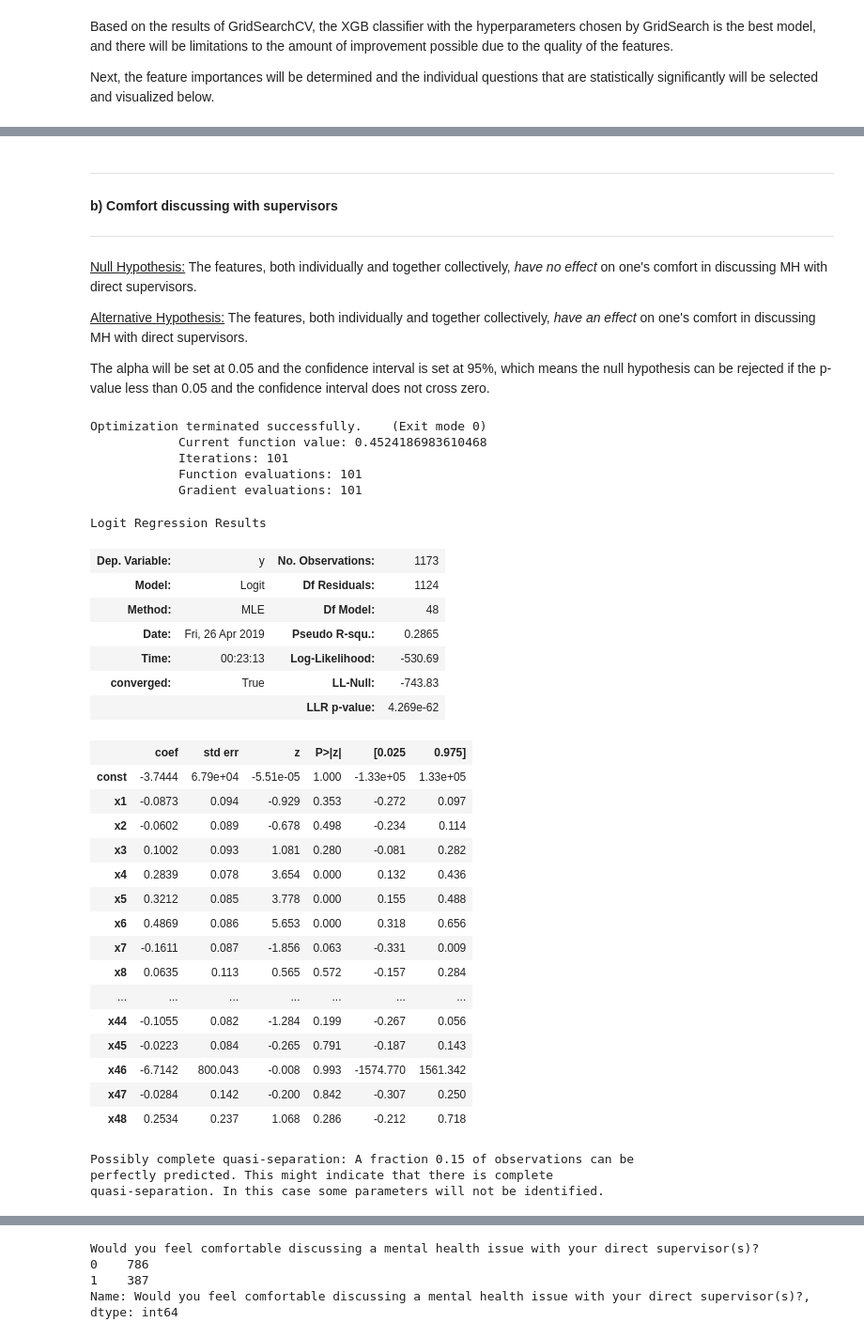
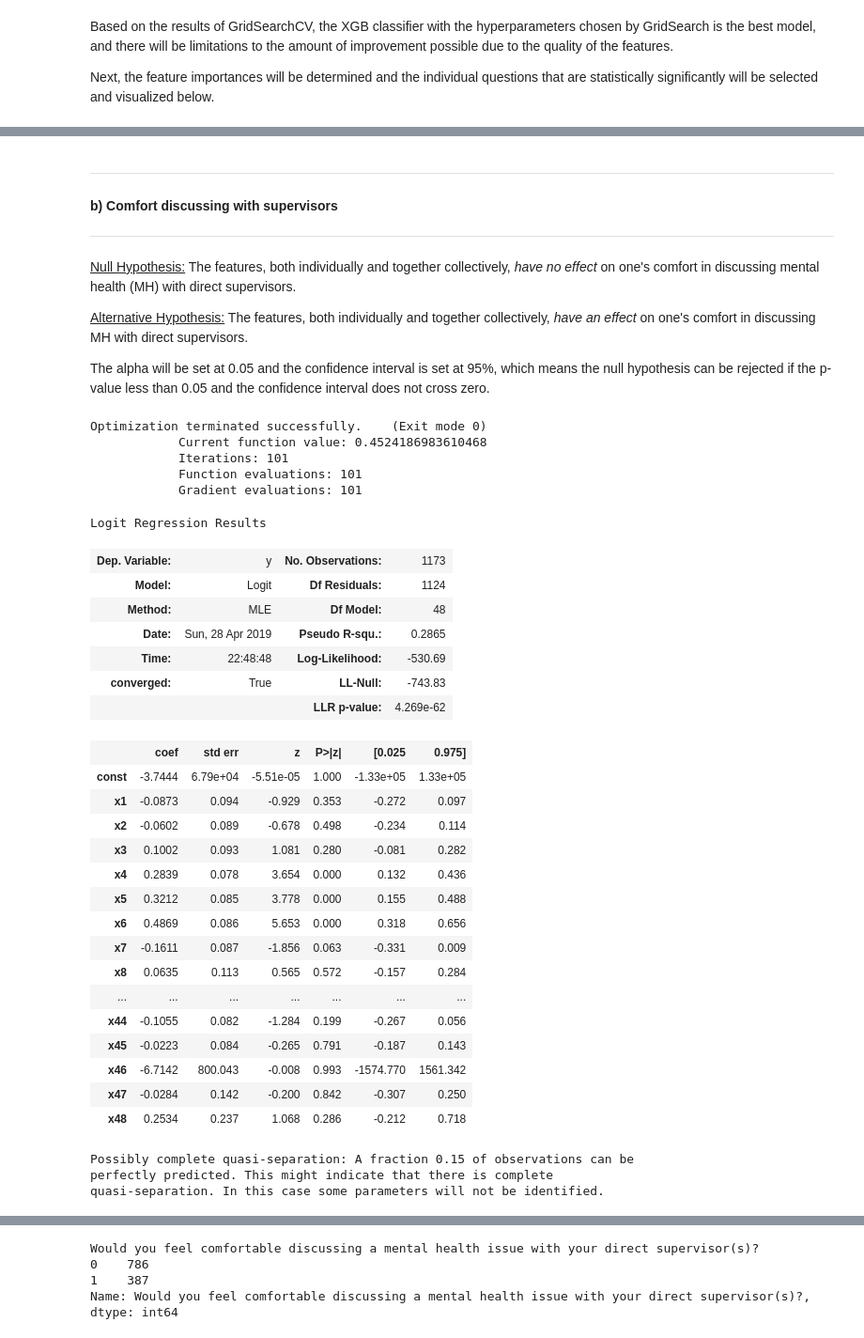
Before and after one commit to nattiechan/mh_survey_analysis, a Jupyter notebook: Capstone modelling stage.ipynb, the cells around one changed output, grey strips where cells are left out. Shown: that part at 94% size. Cells and saved outputs as stored; diff of their text form; code cells hidden in the pictures.

```diff
--- a/Capstone modelling stage.ipynb
+++ b/Capstone modelling stage.ipynb
@@ -346,5 +347,5 @@ size = company_size.iloc[:,[3,5]]
 demographics = pd.concat([gender,countries,races,size,df_2.iloc[:,[-9,1,3,4]]],axis=1)
 
 # Finalizing the table of independent variables with demographics
-independent_q1 = pd.concat([final,demographics],axis=1)
+independent_q3 = pd.concat([final,demographics],axis=1)
 # %% [markdown]
@@ -863,39 +862,39 @@ One surprising finding is the relationship between **the impact of one's observa
 #### b) Comfort discussing with supervisors
 ------
 
-<u>Null Hypothesis:</u> The features, both individually and together collectively, *have no effect* on one's comfort in discussing MH with direct supervisors.
+<u>Null Hypothesis:</u> The features, both individually and together collectively, *have no effect* on one's comfort in discussing mental health (MH) with direct supervisors.
 
 <u>Alternative Hypothesis:</u> The features, both individually and together collectively, *have an effect* on one's comfort in discussing MH with direct supervisors.
 
 The alpha will be set at 0.05 and the confidence interval is set at 95%, which means the null hypothesis can be rejected if the p-value less than 0.05 and the confidence interval does not cross zero.
 # %%
 # 2nd question regarding supervisors
-# p-value WITH DEMOGRAPHICS
+# calculating p-value WITH DEMOGRAPHICS
 
-X_1 = independent_q1
+X_1 = independent_q3
 Y_1 = dep_3b.values.astype(int)
 
 scaler = preprocessing.StandardScaler()
 scaler.fit(X_1)
 X_transformed_1 = scaler.transform(X_1)
 
 X_transformed_1 = np.hstack([np.ones([X_transformed_1.shape[0],1]), X_transformed_1])
 
 logit = sm.Logit(Y_1, X_transformed_1)
 fitted_model_demo = logit.fit_regularized()
 fitted_model_demo.summary()
 # %% [output]
 Optimization terminated successfully.    (Exit mode 0)
             Current function value: 0.4524186983610468
             Iterations: 101
             Function evaluations: 101
             Gradient evaluations: 101
 Logit Regression Results
 | Dep. Variable: | y | No. Observations: | 1173 |
 | Model: | Logit | Df Residuals: | 1124 |
 | Method: | MLE | Df Model: | 48 |
-| Date: | Fri, 26 Apr 2019 | Pseudo R-squ.: | 0.2865 |
-| Time: | 00:23:13 | Log-Likelihood: | -530.69 |
+| Date: | Sun, 28 Apr 2019 | Pseudo R-squ.: | 0.2865 |
+| Time: | 22:48:48 | Log-Likelihood: | -530.69 |
 | converged: | True | LL-Null: | -743.83 |
 |  |  | LLR p-value: | 4.269e-62 |
 |  | coef | std err | z | P>|z| | [0.025 | 0.975] |
```
Also changed, not shown: parts of 21 cells of this notebook, 1 other file.
